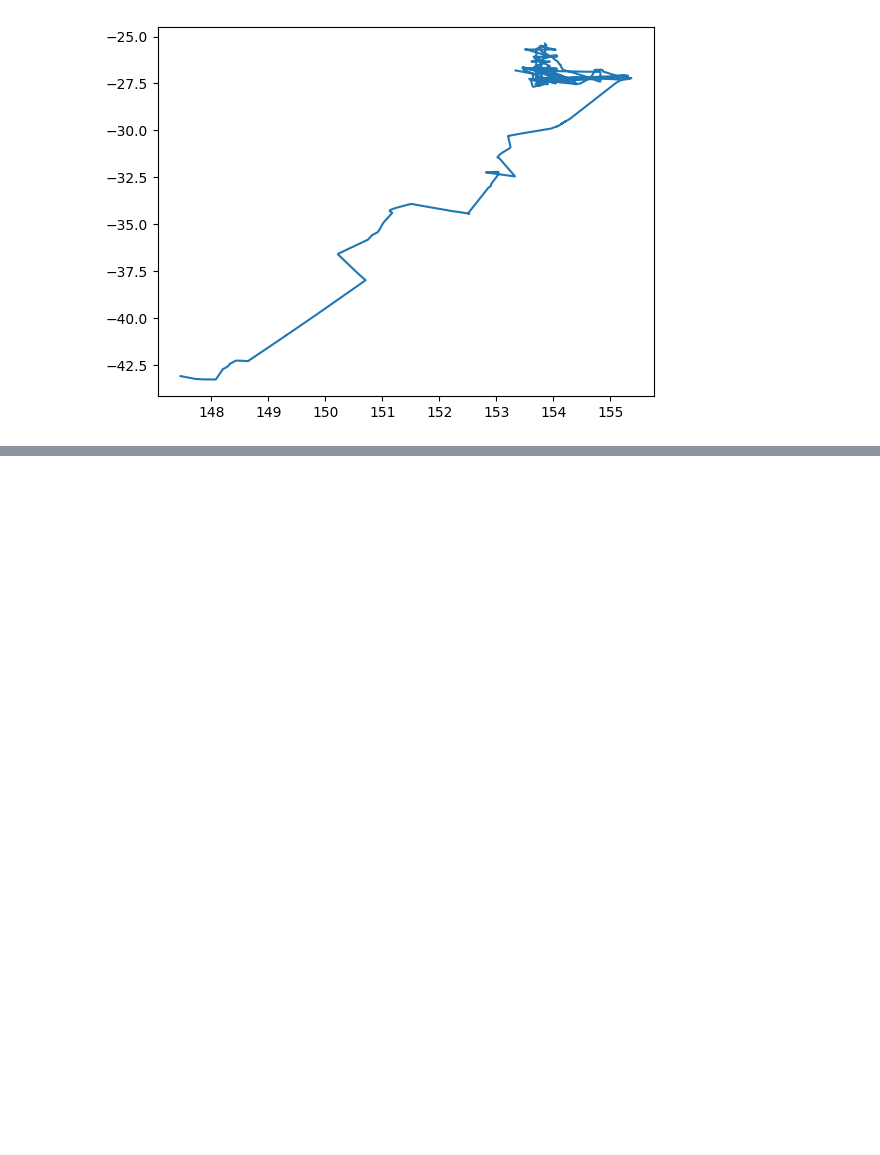
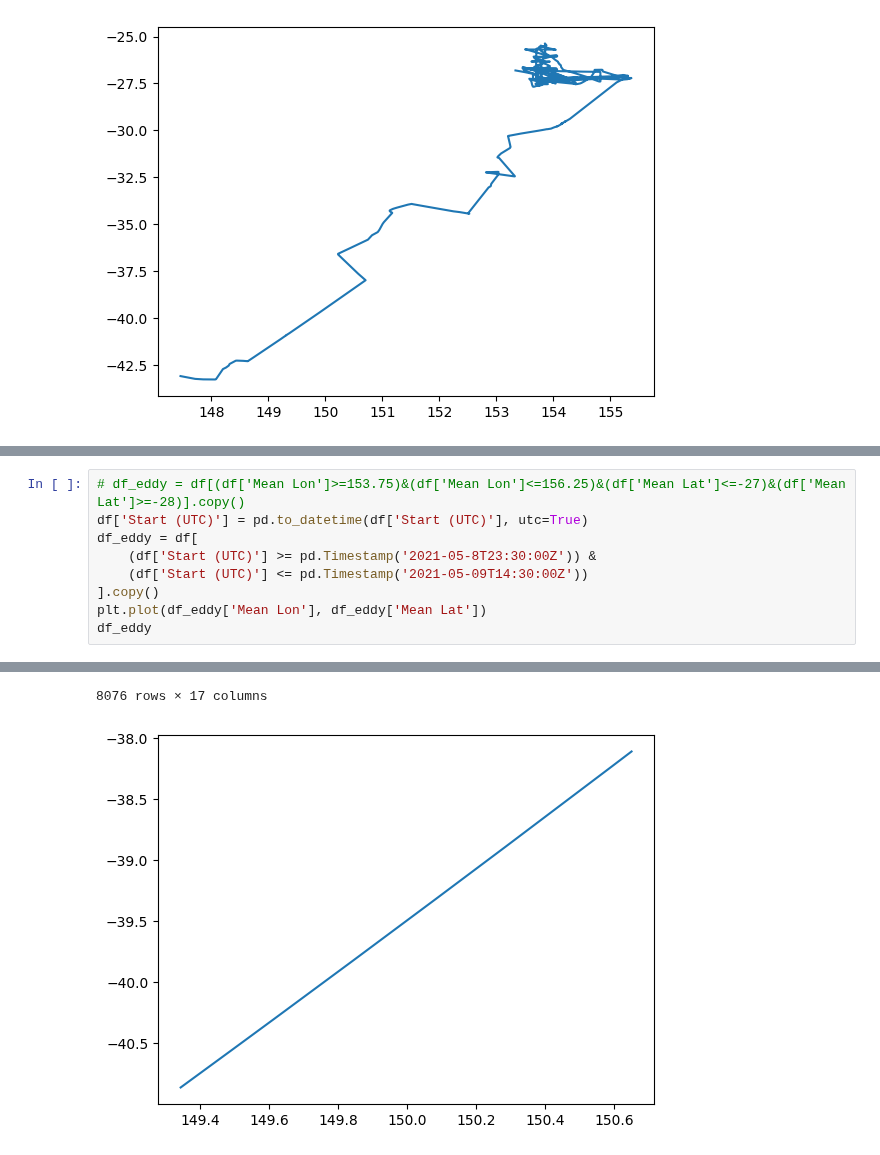
Before and after one commit to regdowse/UNSW-PhD, a Jupyter notebook: seacofs_eddy_tilt_analysis/observations/MNF_IN2021_V03_adcp_trawler/Untitled.ipynb, the cells around one changed output, grey strips where cells are left out. Saved outputs shown, nothing was run; the diff lists cells and outputs as text; blank space fills up the shorter version.

```diff
--- a/seacofs_eddy_tilt_analysis/observations/MNF_IN2021_V03_adcp_trawler/Untitled.ipynb
+++ b/seacofs_eddy_tilt_analysis/observations/MNF_IN2021_V03_adcp_trawler/Untitled.ipynb
@@ -33,3 +35,13 @@ plt.ylabel('Number of observations')
 plt.show()
 # %% [output]
 [figure]
+# %%
+# df_eddy = df[(df['Mean Lon']>=153.75)&(df['Mean Lon']<=156.25)&(df['Mean Lat']<=-27)&(df['Mean Lat']>=-28)].copy()
+df['Start (UTC)'] = pd.to_datetime(df['Start (UTC)'], utc=True)
+df_eddy = df[
+    (df['Start (UTC)'] >= pd.Timestamp('2021-05-8T23:30:00Z')) &
+    (df['Start (UTC)'] <= pd.Timestamp('2021-05-09T14:30:00Z'))
+].copy()
+plt.plot(df_eddy['Mean Lon'], df_eddy['Mean Lat'])
+df_eddy
+# %% [output]
@@ -35,0 +60,2 @@ plt.show()
+8076 rows × 17 columns
+[figure, added]
```
Also changed, not shown: parts of 4 cells of this notebook, 1 other file.
